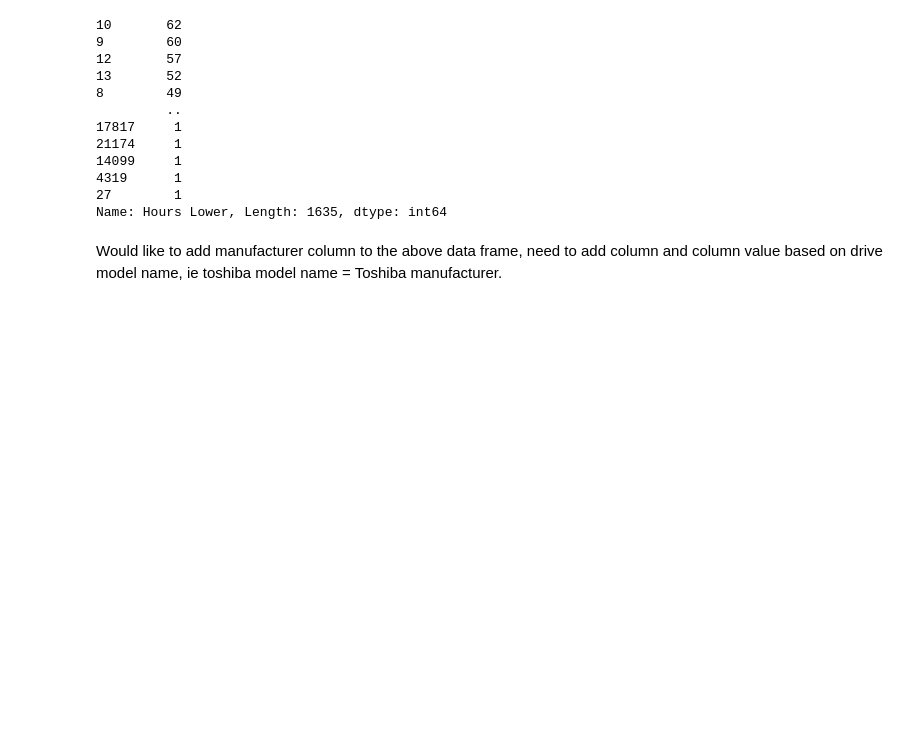
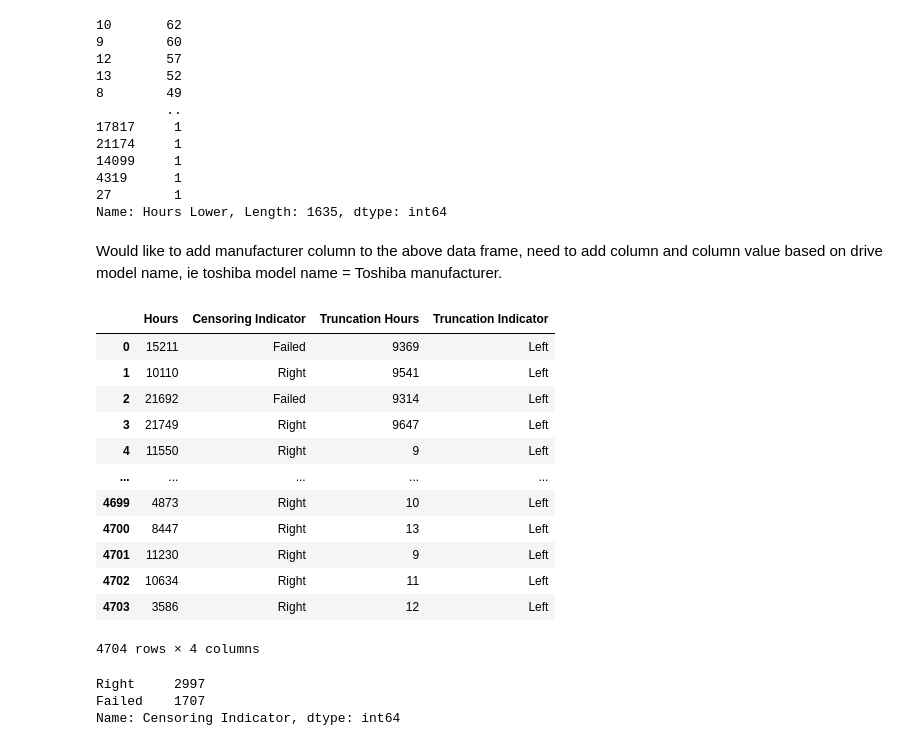
Before and after one commit to football3o/cs105_final, a Jupyter notebook: Final_Project.ipynb, the cells around one changed output. Drawn from its saved outputs; the diff is of its cells as text; code cells hidden in the pictures; blank space fills up the shorter version.

```diff
--- a/Final_Project.ipynb
+++ b/Final_Project.ipynb
@@ -575,3 +575,26 @@ bblaze_data_1_failed["Hours Lower"].value_counts()
 Name: Hours Lower, Length: 1635, dtype: int64
 # %% [markdown]
 Would like to add manufacturer column to the above data frame, need to add column and column value based on drive model name, ie toshiba model name = Toshiba manufacturer.
+# %%
+bblaze14 = pd.read_csv("2 Field Failure-Time Data/BackblazeDrive14.csv")
+bblaze14
+# %% [output]
+|  | Hours | Censoring Indicator | Truncation Hours | Truncation Indicator |
+| 0 | 15211 | Failed | 9369 | Left |
+| 1 | 10110 | Right | 9541 | Left |
+| 2 | 21692 | Failed | 9314 | Left |
+| 3 | 21749 | Right | 9647 | Left |
+| 4 | 11550 | Right | 9 | Left |
+| ... | ... | ... | ... | ... |
+| 4699 | 4873 | Right | 10 | Left |
+| 4700 | 8447 | Right | 13 | Left |
+| 4701 | 11230 | Right | 9 | Left |
+| 4702 | 10634 | Right | 11 | Left |
+| 4703 | 3586 | Right | 12 | Left |
+4704 rows × 4 columns
+# %%
+bblaze14["Censoring Indicator"].value_counts()
+# %% [output]
+Right     2997
+Failed    1707
+Name: Censoring Indicator, dtype: int64
```
Also changed, not shown: parts of 6 cells of this notebook.
